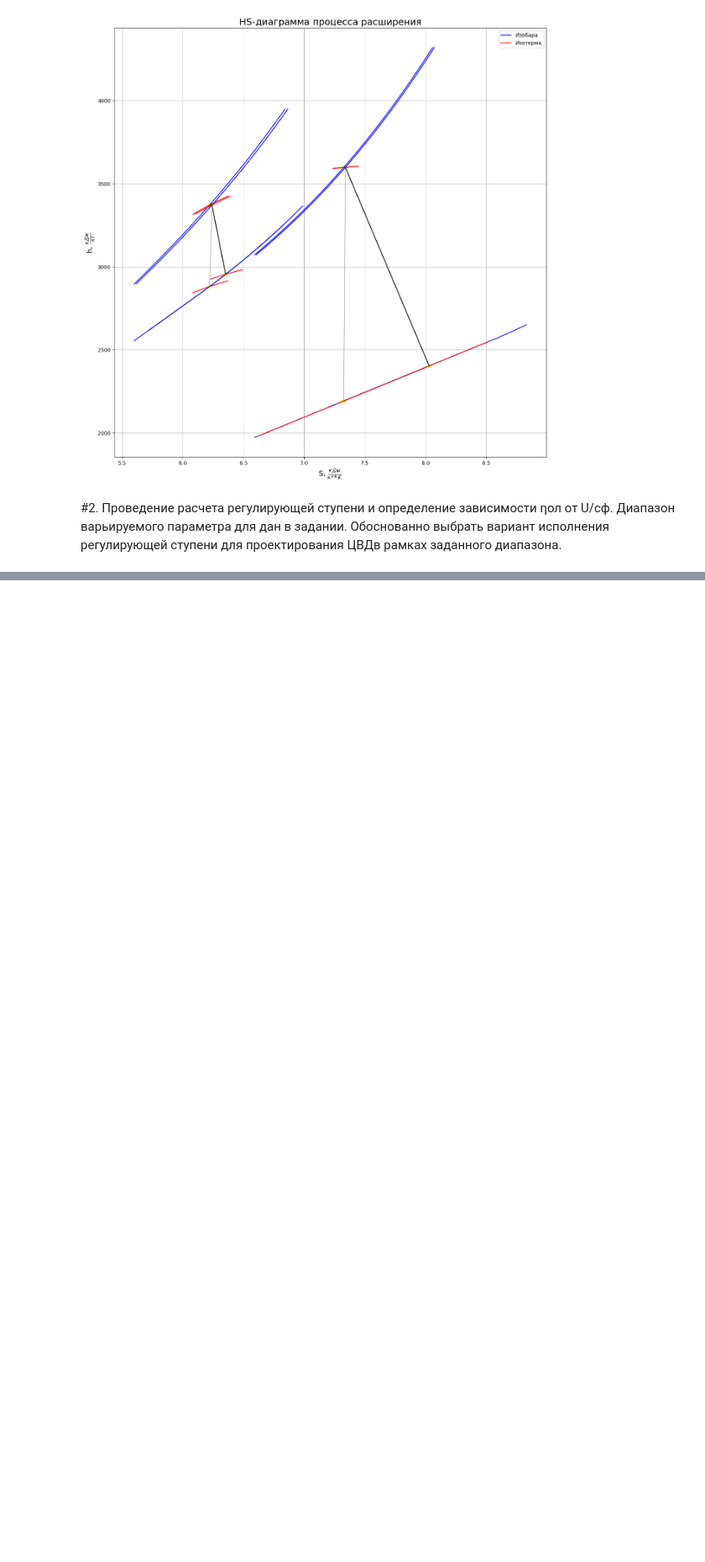
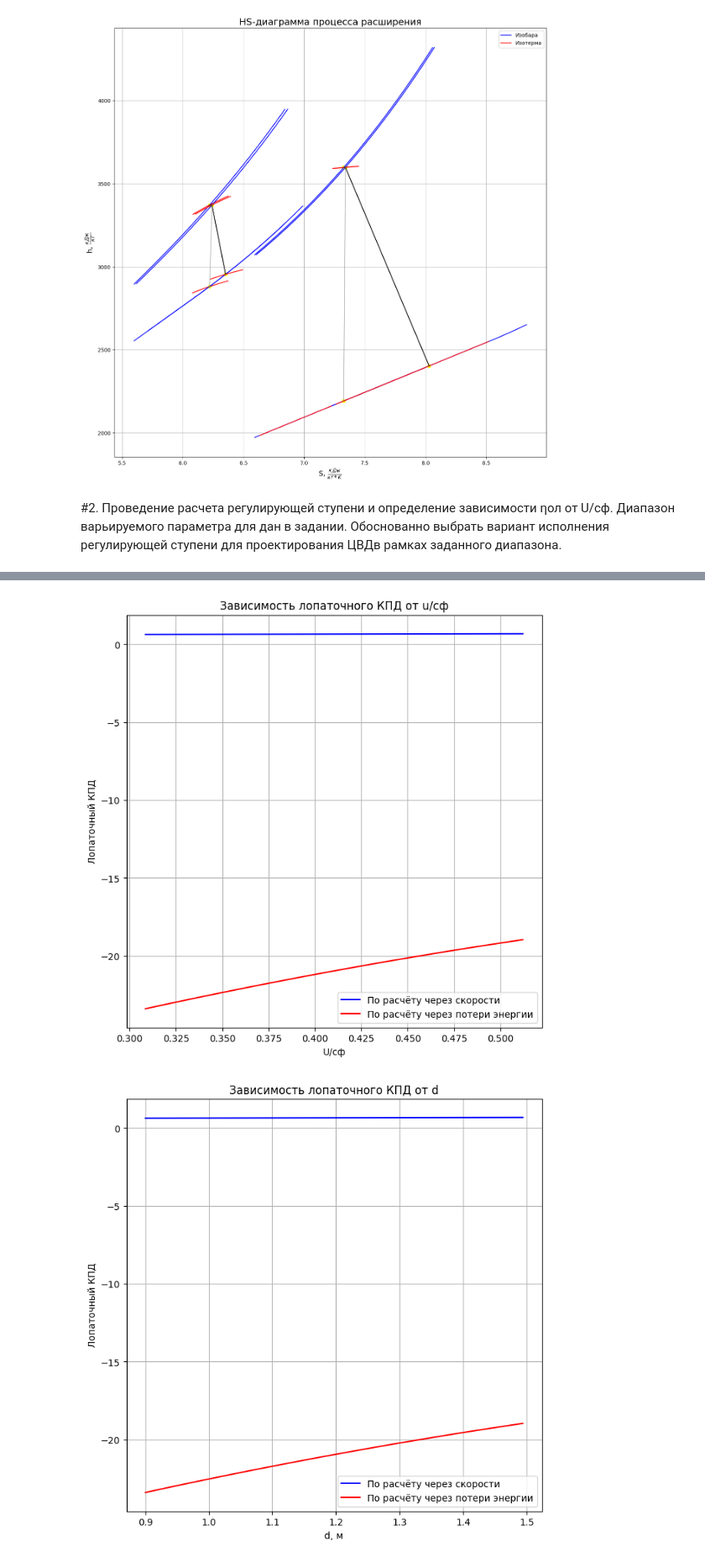
Before and after one commit to AndreyBarTF/turbines_autumn_2022-Homework, a Jupyter notebook: Пункт_1_2.ipynb, the cells around one changed output, grey strips where cells are left out. Shown at 84% size. Cells and saved outputs as stored; diff of their text form; code cells hidden in the pictures; blank space fills up the shorter version.

```diff
--- a/Пункт_1_2.ipynb
+++ b/Пункт_1_2.ipynb
@@ -497,3 +498,57 @@ delta_Hp, delta_Hvc, E0, eff, eff_, delta_eff = calculation_of_relative_blade_ef
 | Parameters | delta_Hp | delta_Hvc | E0 | eff | eff_ | delta_eff |
 | Value | 835.498768 | 35.021739 | 105.0 | -23.392366 | 0.626952 | 1.026802 |
 [figure]
+# %%
+def efficiency_graph_from_U_cf_and_avg_diameter(G_0, H_0, ro, point_0, rotation_speed):
+    array_u_cf = []
+    d_value = []
+    efficiency_ = []
+    efficiency = []
+    for d_value_ in np.arange(0.9, 1.5, (1.5-0.9)/100):
+        avg_diameter = d_value_
+        u, ro = calculation_of_circumferential_speed(avg_diameter, rotation_speed)
+        Ho_c, Ho_p, h1t, c1t, a1t, M1t, F1_, point_1_t = calculation_of_parameters_for_the_nozzle(H_0, G_0, point_0, ro)
+        alpha1_e, alpha0, t_opt, M1t_, b1, f1, I1_min ,W1_min = selection_of_the_nozzle_grating_profile()
+        el1, e_opt, l1, mu1, F1, z_1, t1opt = Clarification_nozzle_grating(F1_, avg_diameter, alpha1_e, b1, point_1_t)
+        alpha_ust, b1_l1, ksi_noz, ksi_sum, ksi_end_noz, fi, fi_, delta_fi, c_1, alpha_1 = Clarification_other_nozzle_grating_parameters(alpha1_e, t1opt, l1, b1)
+        w_1, beta_1, point_1_, point_2_t, w2t, l2, a2t, M2t, delta_Hc = calculation_of_parameters_for_the_selection_of_the_working_grid(c_1, c1t, alpha_1, u, point_1_t, Ho_p)
+        beta0, beta2_e, t_opt, M2t_, b2_atl, b2, f2, I2_min, W2_min = selection_of_the_working_grid_profile()
+        mu2, F2, beta2_e, z_2, t2opt, beta2_ust, b2_l2 = specification_of_working_grid_parameters(b2, G_0, point_2_t, w2t, avg_diameter)
+        ksi_grid, ksi_sum_g, ksi_end_grid, psi, psi_, delta_psi, beta_2, c_2, alpha_2, w_2 = parameters_of_the_working_grid_according_to_the_atlas(b2, l2, w2t, mu2)
+        delta_Hp, delta_Hvc, E0, eff, eff_, delta_eff = calculation_of_relative_blade_efficiency(w2t, psi, c_2, delta_Hc, alpha_1, alpha_2)
+        cf, u_cf, u_cf_opt = calculation_of_the_velocity_ratio(u, H_0, fi, alpha_1, ro)
+        array_u_cf.append(u_cf)
+        d_value.append(d_value_)
+        efficiency_.append(eff_)
+        efficiency.append(eff)
+   # Построим график зависимости внутреннего КПД ступени от общего теплоперепада в ступени H_0
+    fig, ax = plt.subplots(1, 1, figsize=(8, 8))
+    X1 = array_u_cf
+    X2 = d_value
+    Y1 = efficiency_
+    Y2 = efficiency
+
+    ax.plot(X1,Y1, label = 'По расчёту через скорости', color = 'blue')
+    ax.plot(X1,Y2, label = 'По расчёту через потери энергии', color = 'red')
+    ax.set_title("Зависимость лопаточного КПД от u/сф")
+    ax.set_ylabel("Лопаточный КПД")
+    ax.set_xlabel("U/сф")
+    ax.legend()
+    ax.grid()
+    plt.show()
+
+    fig, ax = plt.subplots(1, 1, figsize=(8, 8))
+    plt.plot(X2,Y1, label = 'По расчёту через скорости', color = 'blue')
+    plt.plot(X2,Y2, label = 'По расчёту через потери энергии', color = 'red')
+    plt.title("Зависимость лопаточного КПД от d")
+    plt.ylabel("Лопаточный КПД")
+    plt.xlabel("d, м")
+    plt.legend()
+    plt.grid()
+    plt.show()
+
+
+efficiency_graph_from_U_cf_and_avg_diameter(G_0, H_0, ro, point_0, rotation_speed)
+# %% [output]
+[figure, added]
+[figure, added]
```
Also changed, not shown: parts of 4 cells of this notebook.
